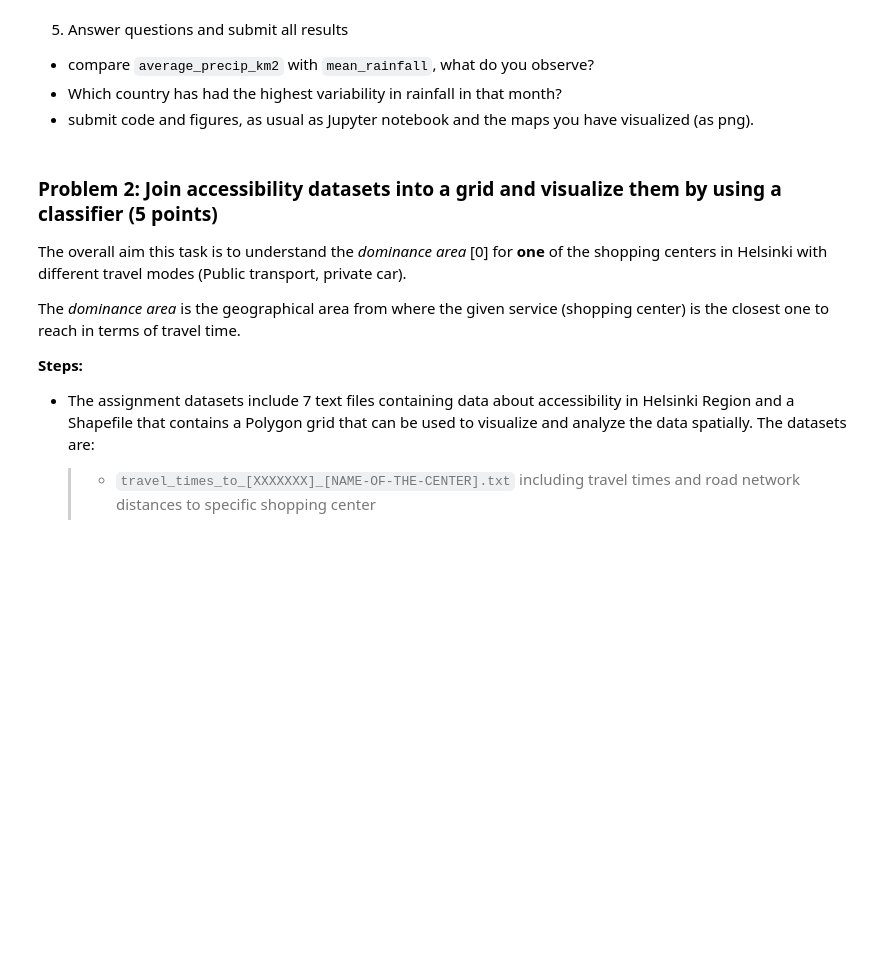
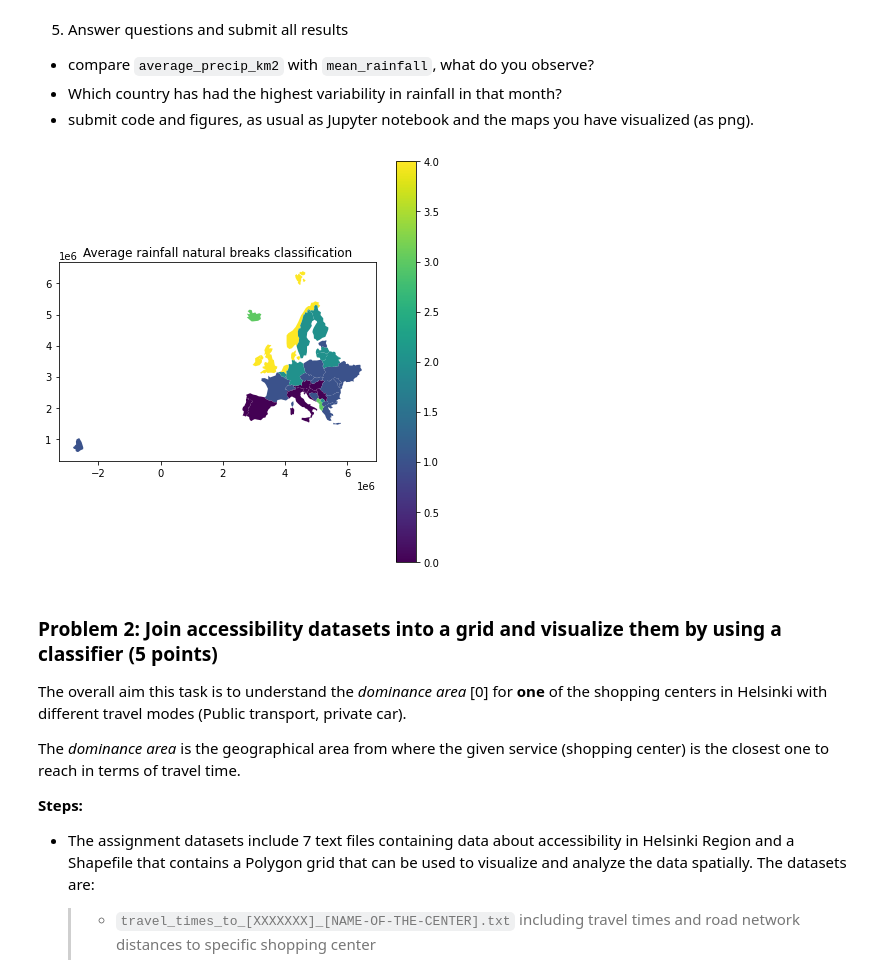
Before and after one commit to Bakhtiyar-Garashov/GeoPython2020, a Jupyter notebook: Assignment3/assignment3.ipynb, the cells around one changed output. Drawn from its saved outputs; the diff is of its cells as text; code cells hidden in the pictures; blank space fills up the shorter version.

```diff
--- a/Assignment3/assignment3.ipynb
+++ b/Assignment3/assignment3.ipynb
@@ -158,6 +189,43 @@ euro_countries
     month?
 -   submit code and figures, as usual as Jupyter notebook and the maps
     you have visualized (as png).
+# %%
+# 4 Classify.
+
+# Reprojecting dataframe
+
+europe_countries=euro_countries.to_crs('EPSG:3035')
+
+# function to calculate area
+
+def get_area(row):
+    return row['geometry'].area/1e+6
+
+# add area of each country to dataframe
+europe_countries['area_km2']=europe_countries.apply(get_area,axis=1)
+
+# calculate average rainfall sum_rainfall/area_km2
+def get_average_rainfall(row):
+    average=row['sum_rainfall']/row['area_km2']
+    return average
+
+# add average rainfall to geodataframe
+europe_countries['average_precip_km2']=europe_countries.apply(get_average_rainfall,axis=1)
+
+# classify data
+n_classes = 5 # no of classes
+classifier = mc.NaturalBreaks.make(k=n_classes)
+
+# add classified data to geodataframe
+europe_countries['rainfall_natural_breaks'] = europe_countries[['average_precip_km2']].apply(classifier)
+
+fig, ax = plt.subplots(figsize=(6, 6))
+europe_countries.plot(ax=ax,column="rainfall_natural_breaks", legend=True,linewidth=0,label='classes').set_title("Average rainfall natural breaks classification")
+
+plt.tight_layout()
+plt.savefig("natural_breaks_classifid.png")
+# %% [output]
+[figure, added]
 # %% [markdown]
 ### Problem 2: Join accessibility datasets into a grid and visualize them by using a classifier (5 points)
 
```
Also changed, not shown: parts of 13 cells of this notebook, 14 other files.
